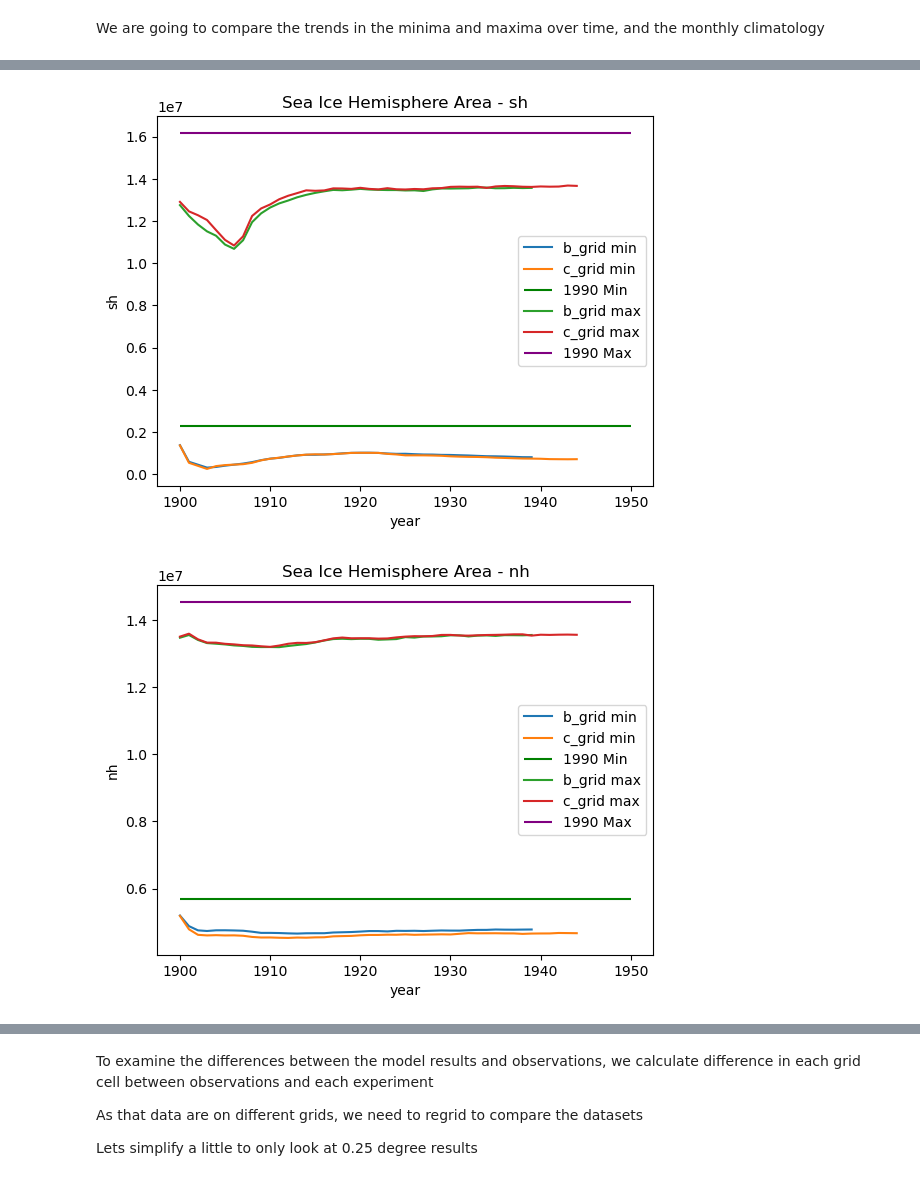
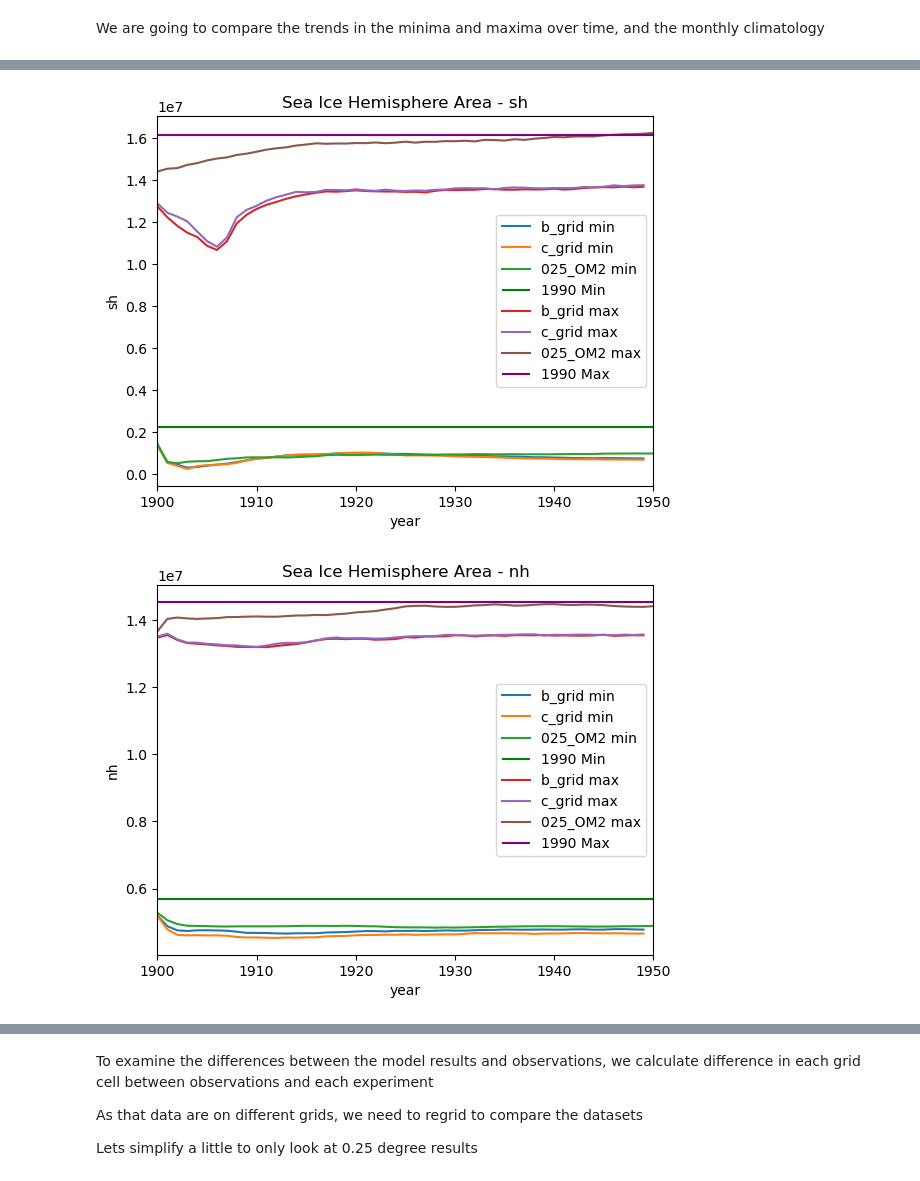
Before and after one commit to ACCESS-NRI/access-eval-recipes, a Jupyter notebook: seaice/si_area_volume_ryf.ipynb, the cells around one changed output, grey strips where cells are left out. Cells and saved outputs as stored; diff of their text form; code cells hidden in the pictures.

```diff
--- a/seaice/si_area_volume_ryf.ipynb
+++ b/seaice/si_area_volume_ryf.ipynb
@@ -37,6 +42,8 @@ import matplotlib.pyplot as plt
 import cartopy.crs as ccrs
 import cmocean.cm as cmo
 import matplotlib.lines as mlines
+# %%
+catalog = cat.access_nri
 # %% [markdown]
 A standard way to calculate climatologies. (We start in 1991 as earlier decades are influenced by model spin-up for 0.25deg runs which only start in 1980.)
 # %%
@@ -92,0 +76,6 @@ def open_by_path(path, vars):
+# %%
+ds_pairs=dict([(iRun, (
+        open_esm_datastore(
+            RUNS[iRun] + '/intake_datastore.json',
+            columns_with_iterables=["variable"]
+        ))) for iRun in RUNS])
@@ -134,5 +200,5 @@ Because the dimensions are different for different experiments, they would not f
 # %%
 %%time
 
-si_name_ds_pairs = [(iRun, open_by_experiment(iRun, VARS)) for iRun in RUNS.keys()]
+si_name_ds_pairs = [(iRun, open_by_experiment_om3(ds_pairs[iRun], VARS)) for iRun in RUNS.keys()]
 # %% [output]
@@ -140,0 +207,2 @@ Wall time: 46.8 s
+# %%
+si_name_ds_pairs.append(("025_OM2",open_by_experiment_om2(catalog[REF["025_OM2"]], VARS)))
@@ -460,32 +351,33 @@ INFO:flox:Leaving _validate_reindex: reindex is False
 # %%
 for iVar in ['sh','nh']:
     plt.figure()
 
     for iGroup in min_area_dt.groups[1:]:
         min_area_dt[iGroup].ds[iVar].plot(label=iGroup[1:]+' min')
 
     plt.hlines(
         obs_area_dt["cdr_"+iVar].ds.cdr_area.sel(time=OBS_TIME_SLICE).min(),
         1900, 1950,
         color = 'green',
         label = '1990 Min'
     )
 
     for iGroup in max_area_dt.groups[1:]:
         max_area_dt[iGroup].ds[iVar].plot(label=iGroup[1:]+' max')
 
     plt.hlines(
         obs_area_dt["cdr_"+iVar].ds.cdr_area.sel(time=OBS_TIME_SLICE).max(),
         1900, 1950,
         color = 'purple',
         label = '1990 Max'
     )
 
+    plt.xlim([1900,1950])
     plt.title("Sea Ice Hemisphere Area - " + iVar)
     _ = plt.legend()
 # %% [output]
-[figure, old version]
+[figure, new version]
-[figure, old version]
+[figure, new version]
 # %%
 for iVar in ['sh','nh']:
     plt.figure()
```
Also changed, not shown: parts of 44 cells of this notebook.
